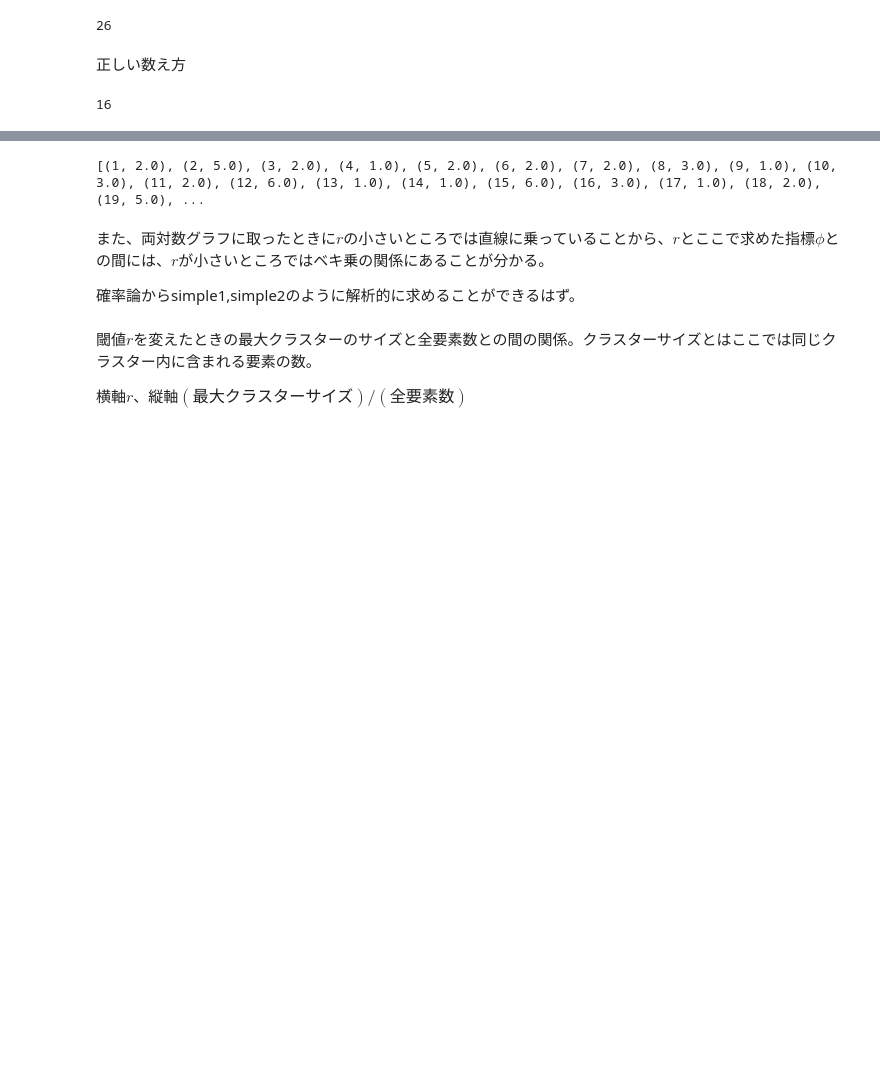
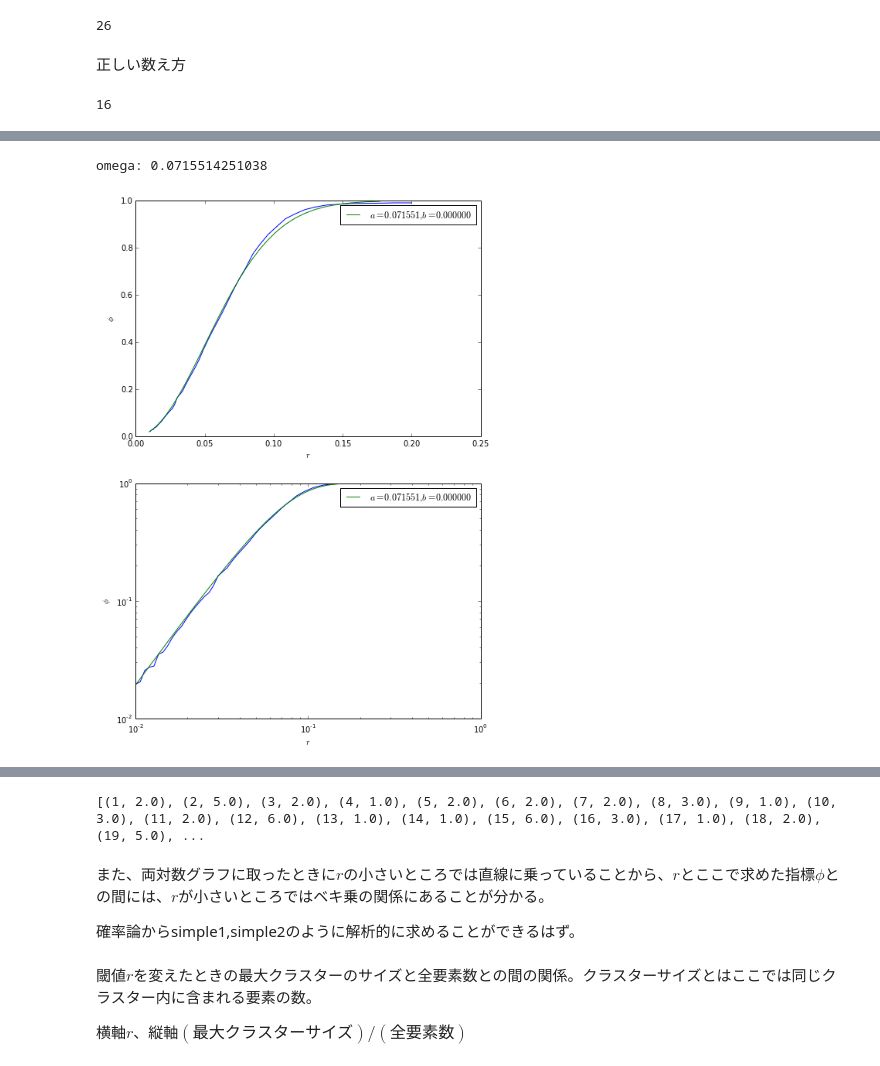
Before and after one commit to ssh0/sotsuron, a Jupyter notebook: 近距離抑制効果.ipynb, the cells around one changed output, grey strips where cells are left out. Cells and saved outputs as stored; diff of their text form; code cells hidden in the pictures; blank space fills up the shorter version.

```diff
--- a/近距離抑制効果.ipynb
+++ b/近距離抑制効果.ipynb
@@ -372,0 +393,28 @@ plt.show()
+# %%
+omega = 0.06
+param = [omega,]
+rmin, rmax = 0.01, 0.2
+
+def fit_func(parameter, x):
+    a = parameter[0]
+    return 1 - np.exp(-(x/a)**2)
+
+def fit(parameter, x, y):
+    return y - fit_func(parameter, x)
+
+i = 0
+while r[i] < rmin:
+    i += 1
+imin, imax = i, i
+while r[i] < rmax:
+    i += 1
+imax = i - 1
+
+res = leastsq(fit, param, args=(r[imin:imax], phi1[imin:imax]))
+print u"omega: " + str(res[0][0])
+R3 = fit_func(res[0], r[imin:imax])
+
+myplot1(r, phi1, r[imin:imax], R3, (res[0], 0.)) # b = 0. is dummy
+# %% [output]
+omega: 0.0715514251038
+[figure, added]
```
Also changed, not shown: parts of 18 cells of this notebook.
